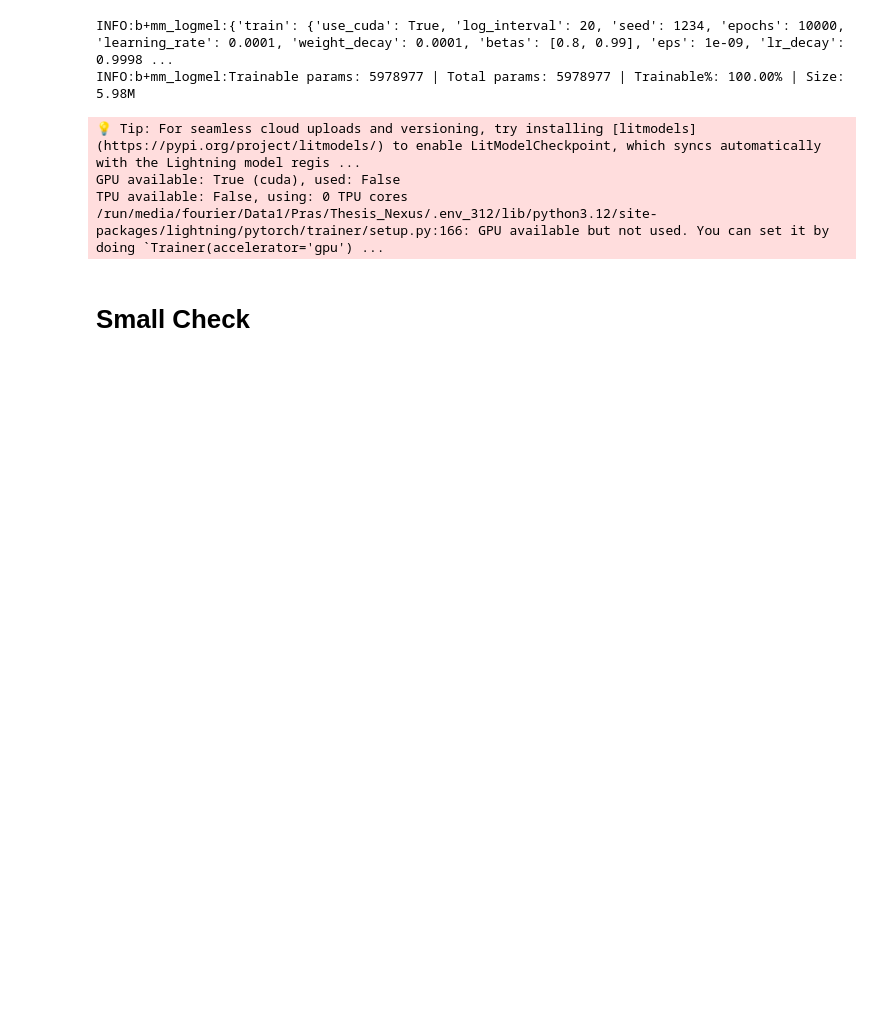
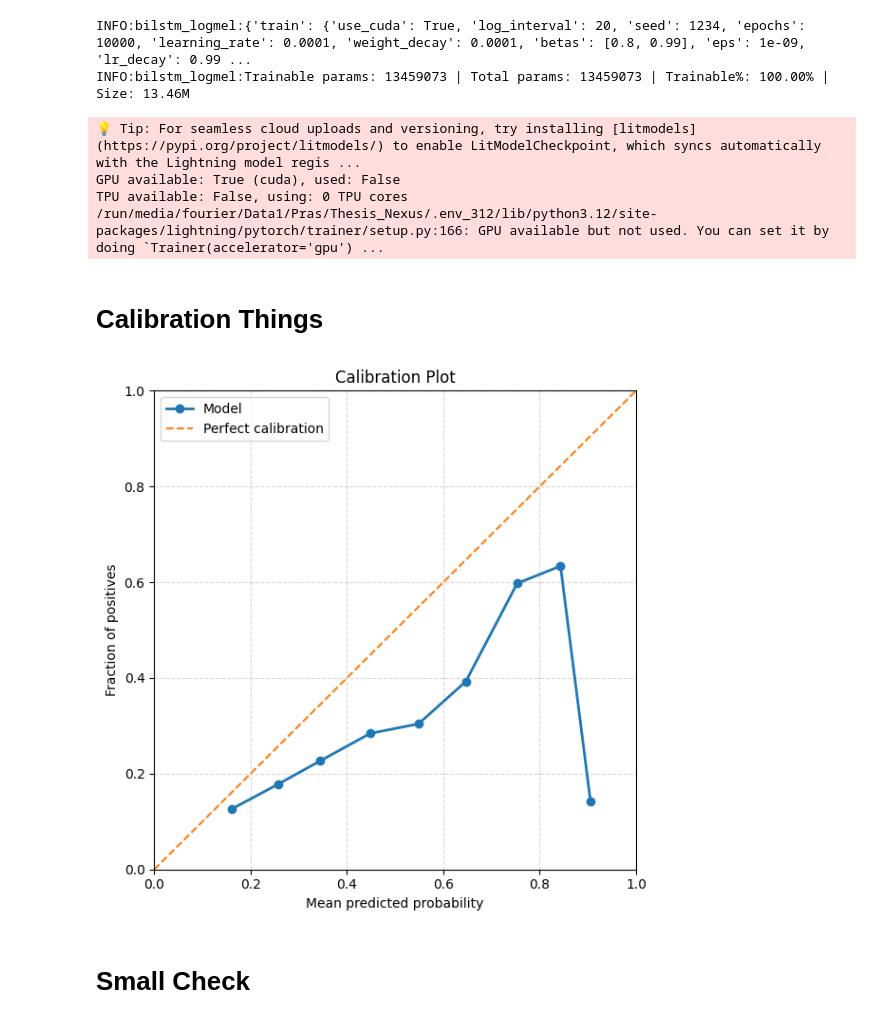
Before and after one commit to arkiven4/NXSCough, a Jupyter notebook: notebooks/xai.ipynb, the cells around one changed output. Drawn from its saved outputs; the diff is of its cells as text; code cells hidden in the pictures; blank space fills up the shorter version.

```diff
--- a/notebooks/xai.ipynb
+++ b/notebooks/xai.ipynb
@@ -157,7 +159,7 @@ experiments = ["logs_nfft2048/bilstmatt_logmel", "logs_nfft2048/bilstmatt_gtgram
                "logs_nfft2048/resnet34re_logmel", "logs_nfft2048/resnet34re_gtgram", "logs_nfft2048/resnet34re_mfcc",
                "logs_ssl/qwenasp_peft", "logs_ssl/wavlmasp_peft"]
 #experiments = ["logs/bilstmmultimask2_logmel"] #["logs/resnet34multimask_logmel"]
-experiments = ["logs_ablation/b+mm_logmel"]
+experiments = ["logs_featcompare/bilstm_logmel"]
 use_cpu = True
 
 dfs = []
@@ -303,9 +305,34 @@ df_result = df_all.merge(
     validate="one_to_one"
 )
 # %% [output]
-INFO:b+mm_logmel:{'train': {'use_cuda': True, 'log_interval': 20, 'seed': 1234, 'epochs': 10000, 'learning_rate': 0.0001, 'weight_decay': 0.0001, 'betas': [0.8, 0.99], 'eps': 1e-09, 'lr_decay': 0.9998 ...
-INFO:b+mm_logmel:Trainable params: 5978977 | Total params: 5978977 | Trainable%: 100.00% | Size: 5.98M
+INFO:bilstm_logmel:{'train': {'use_cuda': True, 'log_interval': 20, 'seed': 1234, 'epochs': 10000, 'learning_rate': 0.0001, 'weight_decay': 0.0001, 'betas': [0.8, 0.99], 'eps': 1e-09, 'lr_decay': 0.99 ...
+INFO:bilstm_logmel:Trainable params: 13459073 | Total params: 13459073 | Trainable%: 100.00% | Size: 13.46M
 💡 Tip: For seamless cloud uploads and versioning, try installing [litmodels](https://pypi.org/project/litmodels/) to enable LitModelCheckpoint, which syncs automatically with the Lightning model regis ...
 GPU available: True (cuda), used: False
 TPU available: False, using: 0 TPU cores
 /run/media/fourier/Data1/Pras/Thesis_Nexus/.env_312/lib/python3.12/site-packages/lightning/pytorch/trainer/setup.py:166: GPU available but not used. You can set it by doing `Trainer(accelerator='gpu') ...
+# %% [markdown]
+# Calibration Things
+# %%
+def get_diagram_data( y, p, n_bins ):
+	n_bins = float( n_bins )	# a float to take care of division
+
+	# we'll append because some bins might be empty
+	mean_predicted_values = np.empty(( 0, ))
+	true_fractions = np.zeros(( 0, ))
+
+	for b in range( 1, int( n_bins ) + 1 ):
+		i = np.logical_and( p <= b / n_bins, p > ( b - 1 ) / n_bins )	# indexes for p in the current bin
+
+		# skip bin if empty
+		if np.sum( i ) == 0:
+			continue
+
+		mean_predicted_value = np.mean( p[i] )
+		# print "***", np.sum( y[i] ), np.sum( i )
+		true_fraction = np.sum( y[i] ) / np.sum( i )					# y are 0/1; i are logical and evaluate to 0/1
+
+		mean_predicted_values = np.hstack(( mean_predicted_values, mean_predicted_value ))
+		true_fractions = np.hstack(( true_fractions, true_fraction ))
+
+	return ( mean_predicted_values, true_fractions )
@@ -312,3 +366,27 @@ TPU available: False, using: 0 TPU cores
+# %%
+mean_predicted_values, true_fractions = get_diagram_data(test_labels, test_probs, 10)
+
+plt.figure(figsize=(6, 6))
+
+# reliability curve
+plt.plot(mean_predicted_values, true_fractions, marker="o", linewidth=2, label="Model")
+
+# perfect calibration reference
+plt.plot([0, 1], [0, 1], linestyle="--", linewidth=1.5, label="Perfect calibration")
+
+plt.xlim(0, 1)
+plt.ylim(0, 1)
+
+plt.xlabel("Mean predicted probability")
+plt.ylabel("Fraction of positives")
+plt.title("Calibration Plot")
+
+plt.grid(True, linestyle="--", alpha=0.5)
+plt.legend()
+plt.tight_layout()
+plt.show()
+# %% [output]
+[figure, added]
 # %% [markdown]
 # Small Check
 # %%
```
Also changed, not shown: parts of 2 cells of this notebook, 9 other files.
